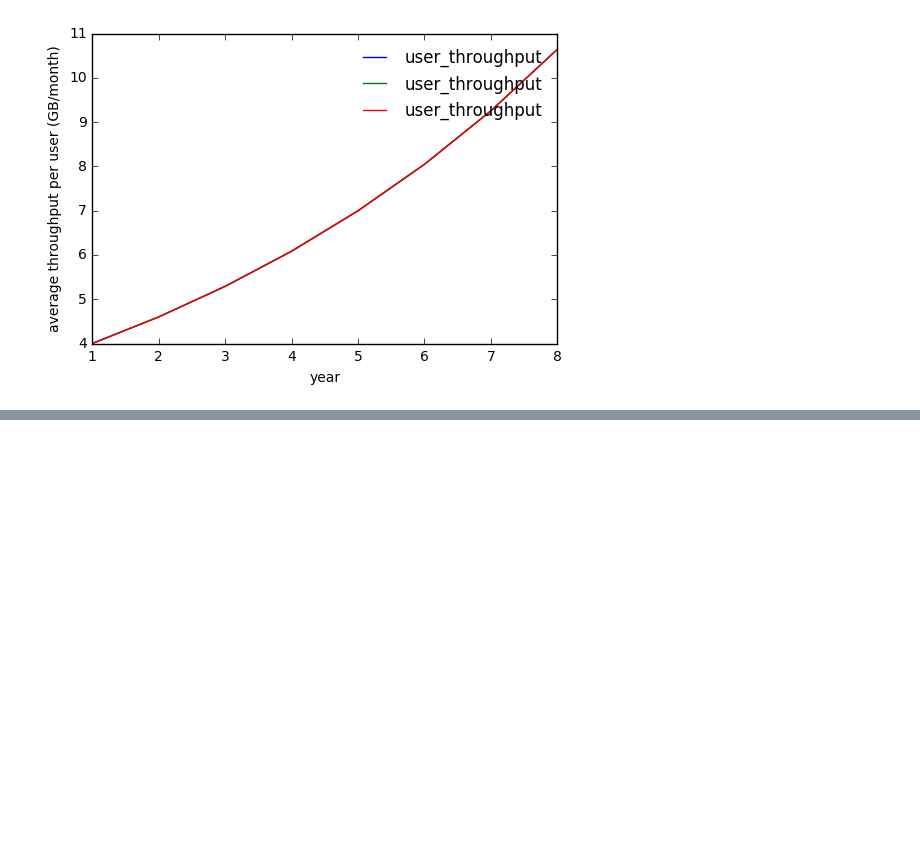
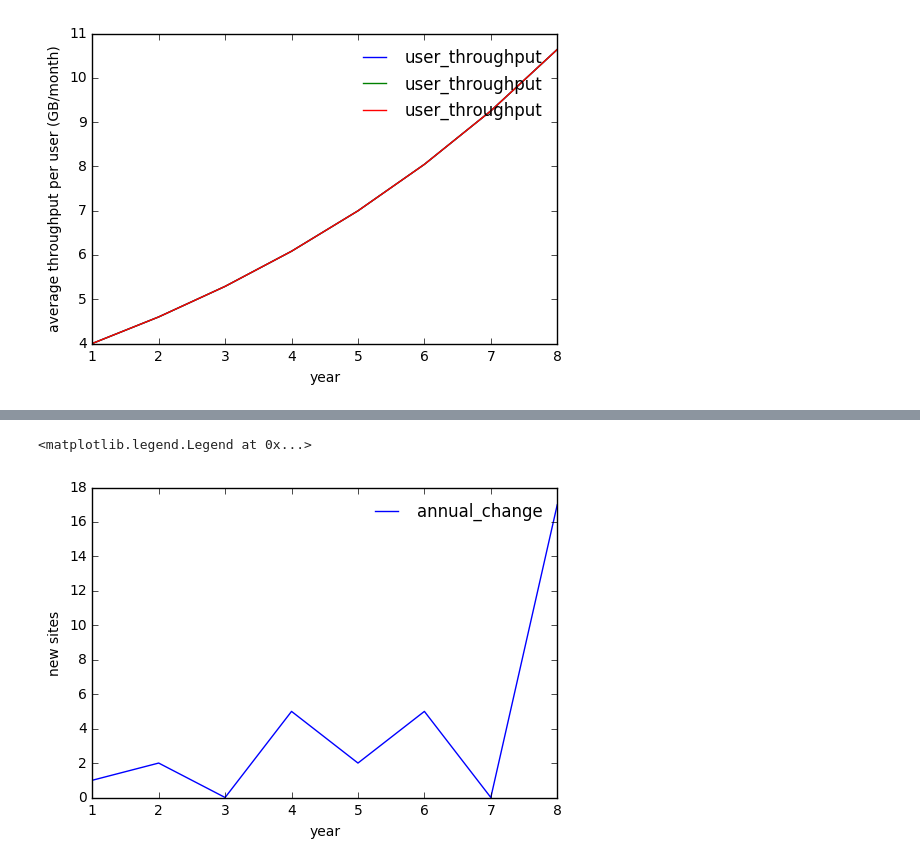
Before and after one commit to ashutoshj14/digital_comms, a Jupyter notebook: digital_comms/mobile_model2.ipynb, the cells around one changed output, grey strips where cells are left out. Saved outputs shown, nothing was run; the diff lists cells and outputs as text; code cells hidden in the pictures; blank space fills up the shorter version.

```diff
--- a/digital_comms/mobile_model2.ipynb
+++ b/digital_comms/mobile_model2.ipynb
@@ -280,0 +322,8 @@ plt.legend(framealpha=0, frameon=False)
+# %%
+plt.plot(cap_margin.year,cap_margin.annual_change)
+plt.xlabel('year')
+plt.ylabel('new sites')
+plt.legend(framealpha=0, frameon=False)
+# %% [output]
+<matplotlib.legend.Legend at 0x...>
+[figure, added]
```
Also changed, not shown: parts of 7 cells of this notebook.
